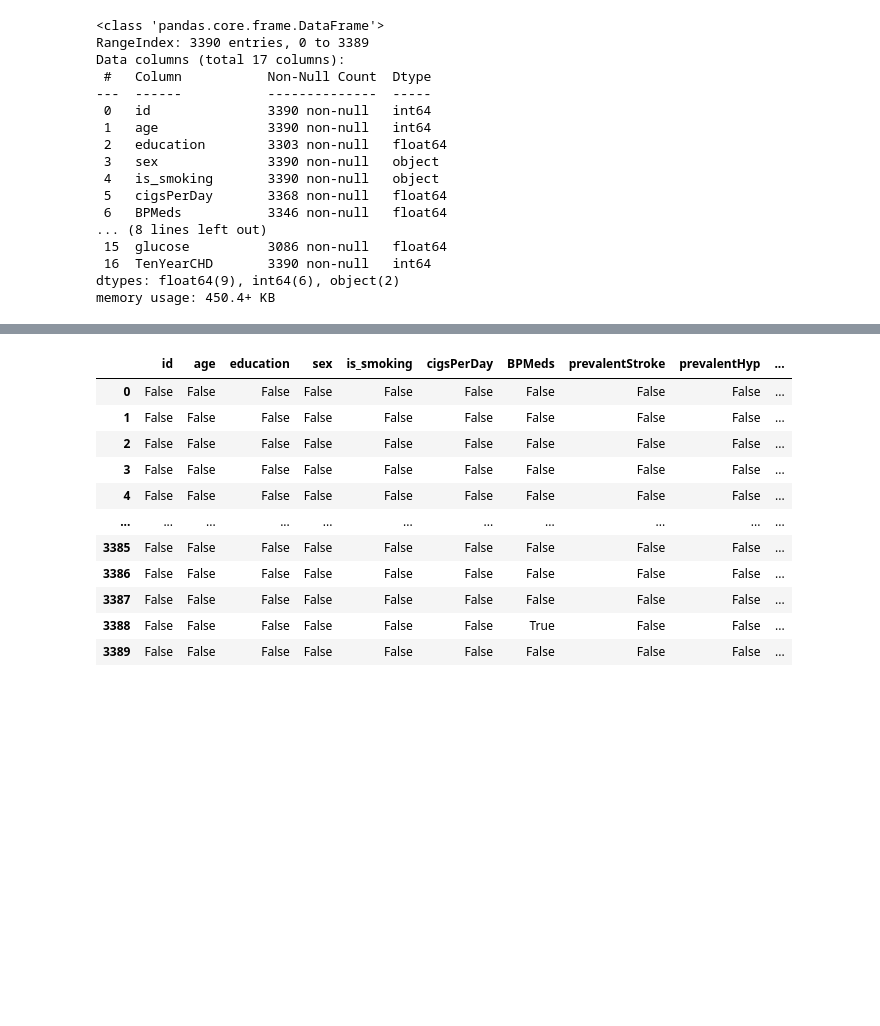
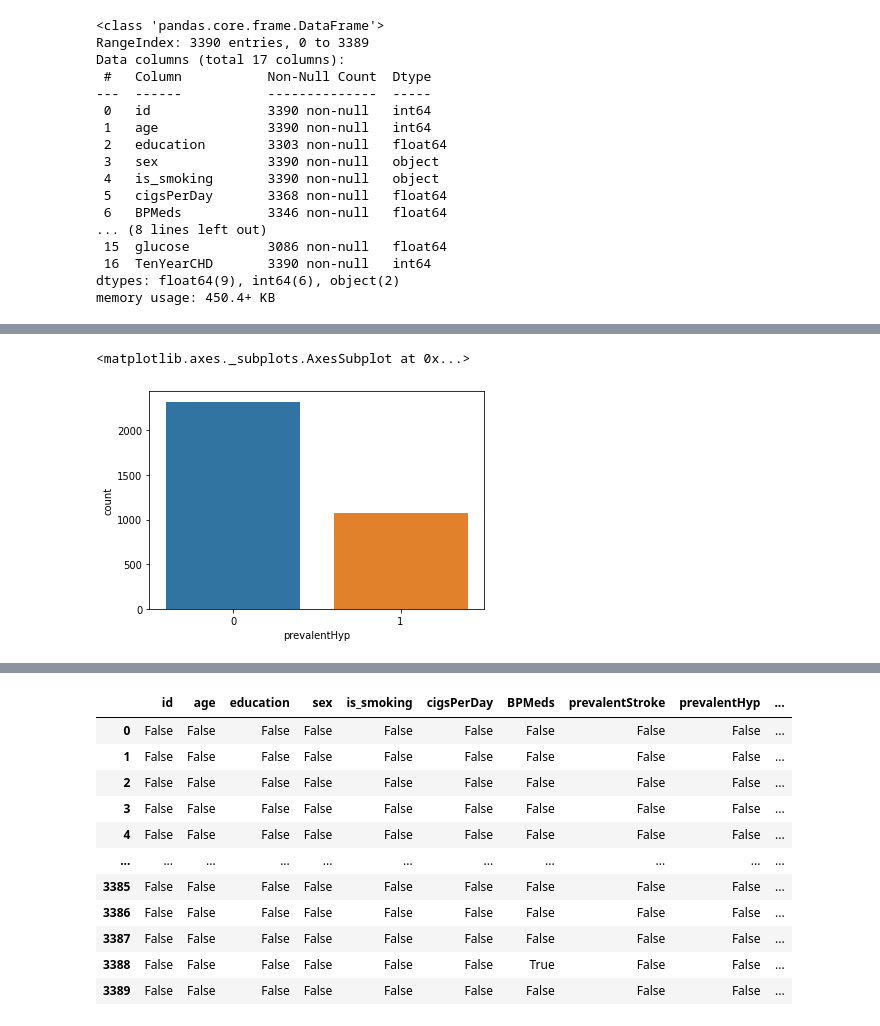
Before and after one commit to Madhu-95/capstone_project3_ml_classification, a Jupyter notebook: Cardiovascular_risk_prediction(classification_ML)_By_MADHU_KUMARI.ipynb, the cells around one changed output, grey strips where cells are left out. Drawn from its saved outputs; the diff is of its cells as text; code cells hidden in the pictures; blank space fills up the shorter version.

```diff
--- a/Cardiovascular_risk_prediction(classification_ML)_By_MADHU_KUMARI.ipynb
+++ b/Cardiovascular_risk_prediction(classification_ML)_By_MADHU_KUMARI.ipynb
@@ -179,0 +214,5 @@ memory usage: 450.4+ KB
+# %%
+sns.countplot(x="prevalentHyp", data=df)
+# %% [output]
+<matplotlib.axes._subplots.AxesSubplot at 0x...>
+[figure, added]
```
Also changed, not shown: parts of 29 cells of this notebook.
